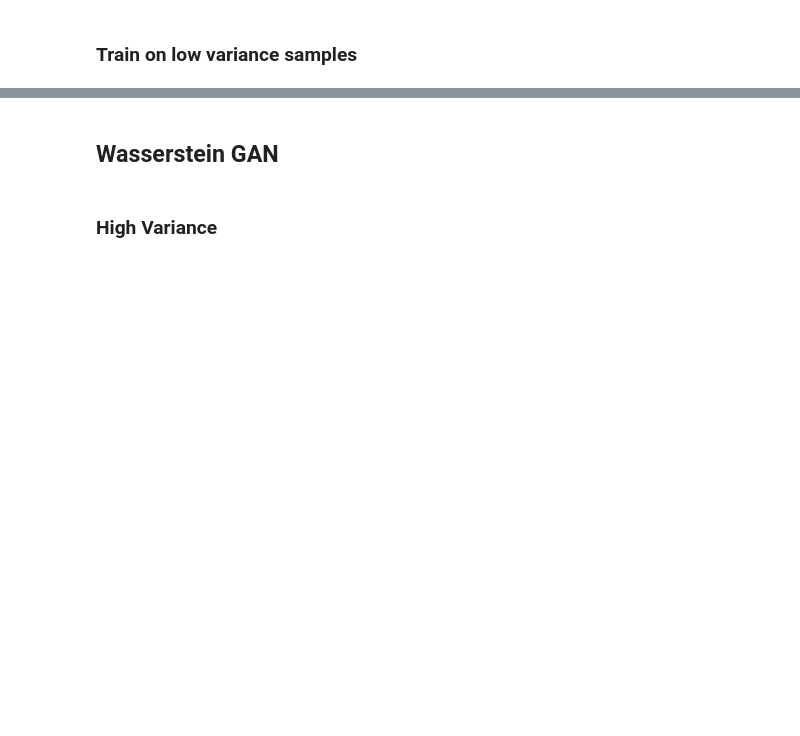
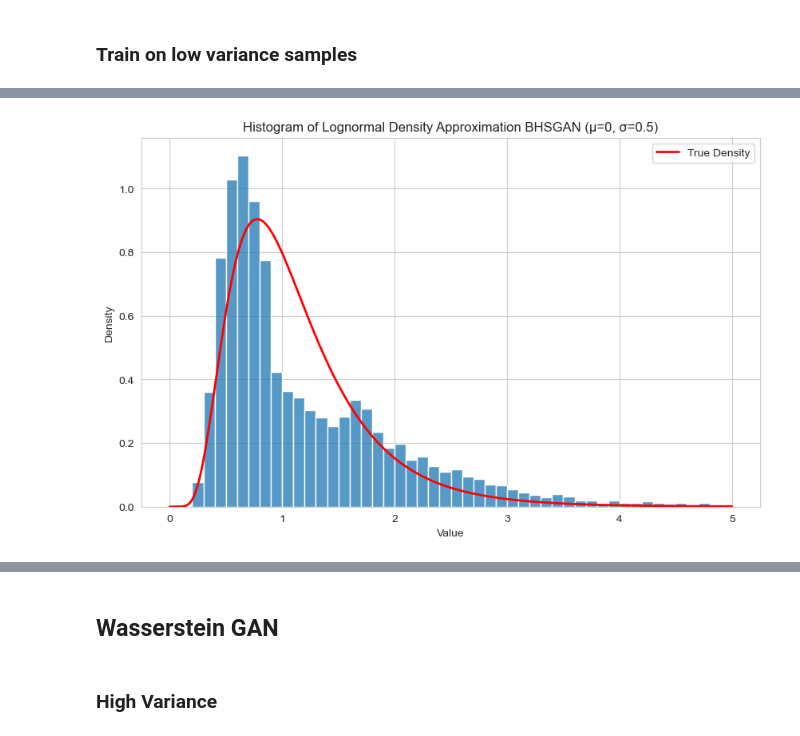
Before and after one commit to AlexF1994/bhsgan, a Jupyter notebook: simulation_normal_distribution.ipynb, the cells around one changed output, grey strips where cells are left out. Drawn from its saved outputs; the diff is of its cells as text; code cells hidden in the pictures; blank space fills up the shorter version.

```diff
--- a/simulation_normal_distribution.ipynb
+++ b/simulation_normal_distribution.ipynb
@@ -67,7 +87,19 @@ test_noise = get_noise(10000, 2)
 # %% [markdown]
 ## Train BHS GAN
 # %%
-training_params = TrainingParams(lr_dis=0.0002, lr_gen=0.0002, num_epochs=15, num_dis_updates=4, num_gen_updates = 3, beta_1=0.5, batch_size=128)
+# old seed 97
+torch.manual_seed(121)
+random.seed(121)
+training_params = TrainingParams(lr_dis=0.00005,
+                                 lr_gen=0.00005,
+                                 num_epochs=25,
+                                 num_dis_updates=2,
+                                 num_gen_updates=2,
+                                 beta_1=0.5,
+                                 beta_2=0.999,
+                                 weight_decay=0,
+                                 batch_size=128,
+                                 lr_annealing=False)
 
 # get device to train on
 device = "cpu"
@@ -84,7 +116,7 @@ dataloader_high = torch.utils.data.DataLoader(training_set_high, batch_size=trai
 dataloader_low = torch.utils.data.DataLoader(training_set_low, batch_size=training_params.batch_size,
                                          shuffle=True, num_workers=1)
 # initialize nets
-final_activation = Positive
+final_activation = BhsActivation
 generator_high = GeneratorBhsSimNormal()
 discriminator_high = DiscriminatorBhsSim(final_activation)
 generator_low = GeneratorBhsSimNormal()
@@ -109,4 +143,4 @@ sns.histplot(generated_sample, bins=50)
 ### Train on low variance samples
 # %%
 # training loop
-trained_bhs_low = trainer_low.train_gan(dataloader_low, get_dis_loss_bhs, get_gen_loss_bhs, False, print_intermediate=False)
+trained_bhs_low = trainer_low.train_gan(dataloader_low, get_dis_loss_bhs, get_gen_loss_bhs, True, print_intermediate=False)
@@ -115,0 +165,3 @@ generated_sample_low = torch.reshape(generated_data_low, (1, 20000)).detach().nu
+# %%
+generated_data_low = trained_bhs_low.generator(test_noise).detach().numpy()
+generated_data_low
@@ -116,3 +176,24 @@ generated_sample_low = torch.reshape(generated_data_low, (1, 20000)).detach().nu
+# %%
+plt.figure(figsize=(10, 6))
+
+# Plot histogram
+sns.histplot(generated_data_low.ravel(), kde=False, stat='density', bins=50, binrange=[0,5])
+
+# Calculate true lognormal density
+x = np.linspace(0, 5, 1000)
+pdf = lognorm.pdf(x, s=0.5, scale=np.exp(0))
+
+# Plot true density
+plt.plot(x, pdf, 'r-', lw=2, label='True Density')
+
+plt.title('Histogram of Lognormal Density Approximation BHSGAN (μ=0, σ=0.5)')
+plt.xlabel('Value')
+plt.ylabel('Density')
+plt.legend()
+
+plt.show()
+# %% [output]
+[figure, added]
 # %%
 # plot resulting density
 sns.set_style('whitegrid')
```
Also changed, not shown: parts of 30 cells of this notebook, 5 other files.
